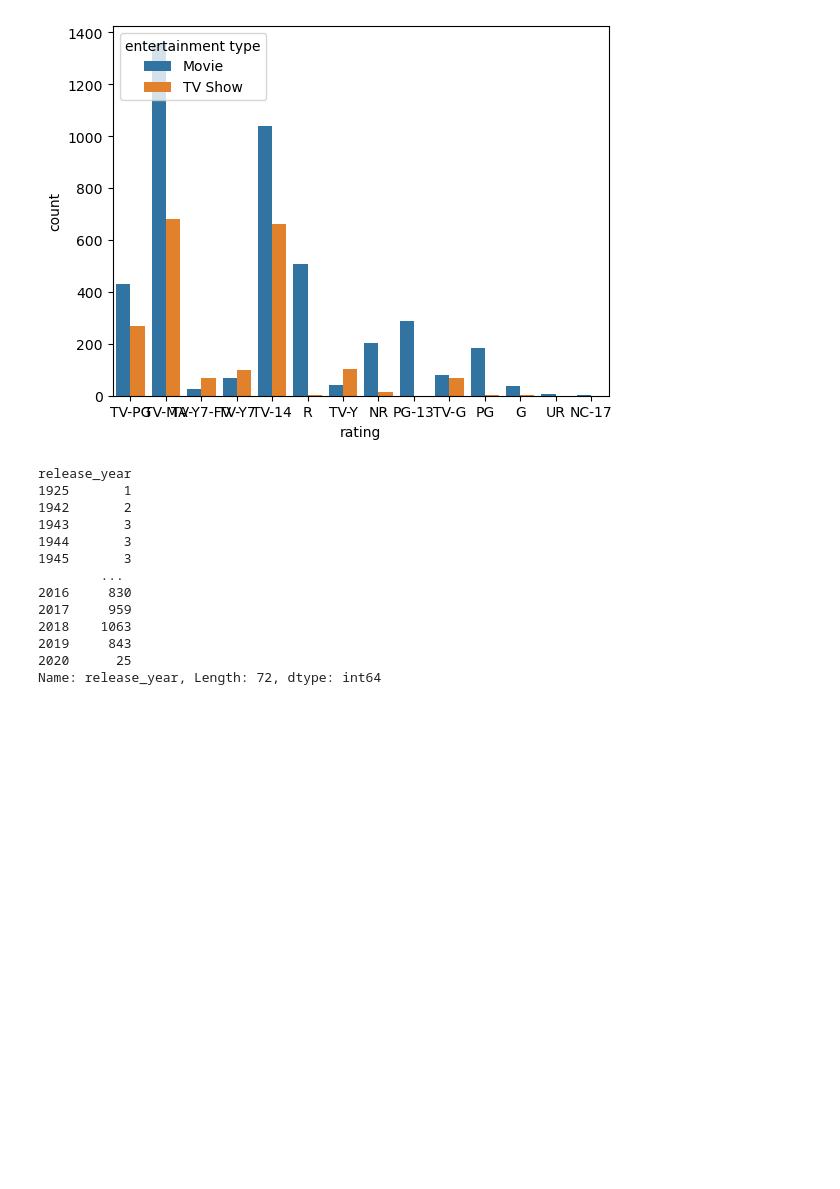
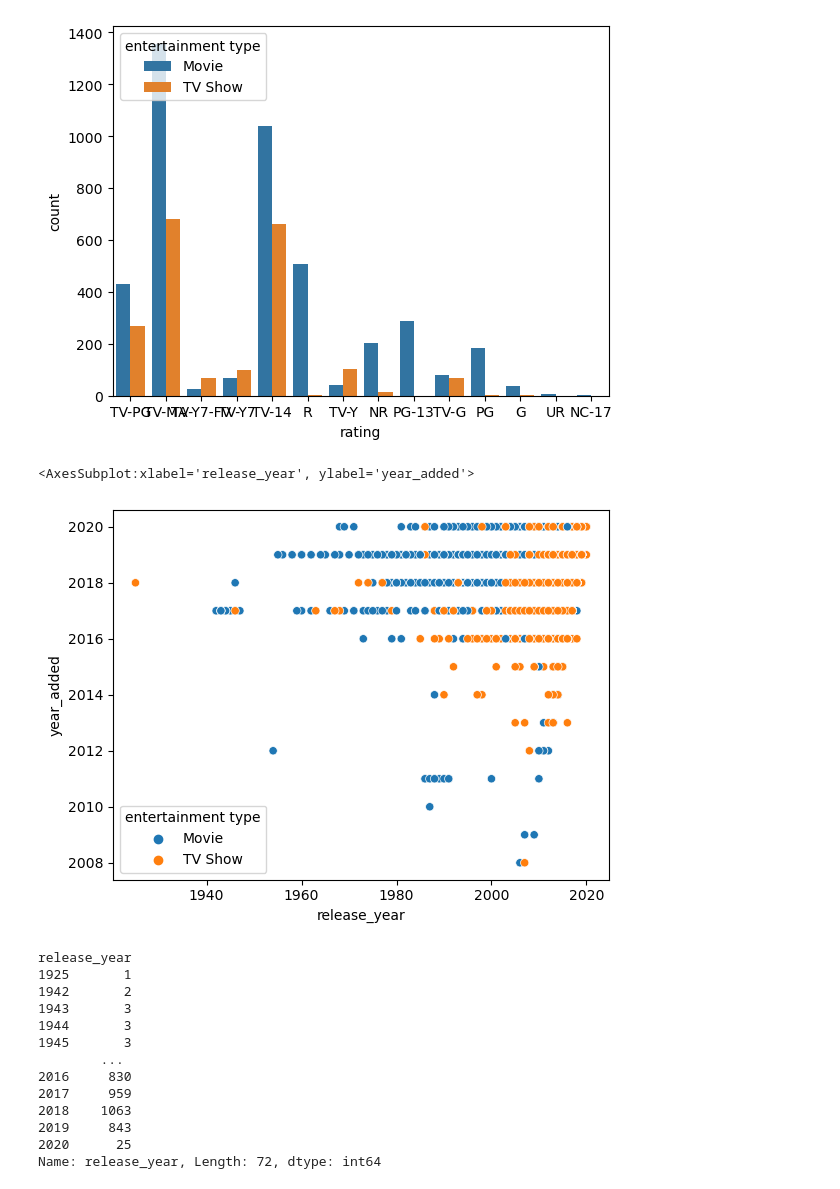
Before and after one commit to guptga/NetFlix-Movies-and-TV-Shows-Analysis, a Jupyter notebook: Netflix Data Analysis .ipynb, the cells around one changed output. Saved outputs shown, nothing was run; the diff lists cells and outputs as text; code cells hidden in the pictures; blank space fills up the shorter version.

Commit message:
scatter plot added

```diff
--- a/Netflix Data Analysis .ipynb
+++ b/Netflix Data Analysis .ipynb
@@ -326,6 +307,12 @@ sns.countplot(x='rating',data = netflix_data_df, hue="entertainment type")
 # %% [output]
 <AxesSubplot:xlabel='rating', ylabel='count'>
 [figure]
+# %%
+
+sns.scatterplot(data=netflix_data_df, x="release_year", y="year_added", hue=('entertainment type'))
+# %% [output]
+<AxesSubplot:xlabel='release_year', ylabel='year_added'>
+[figure, added]
 # %%
 release_year_df= netflix_data_df.groupby(["release_year"])["release_year"].count()
 release_year_df
```
Also changed, not shown: parts of 13 cells of this notebook.
